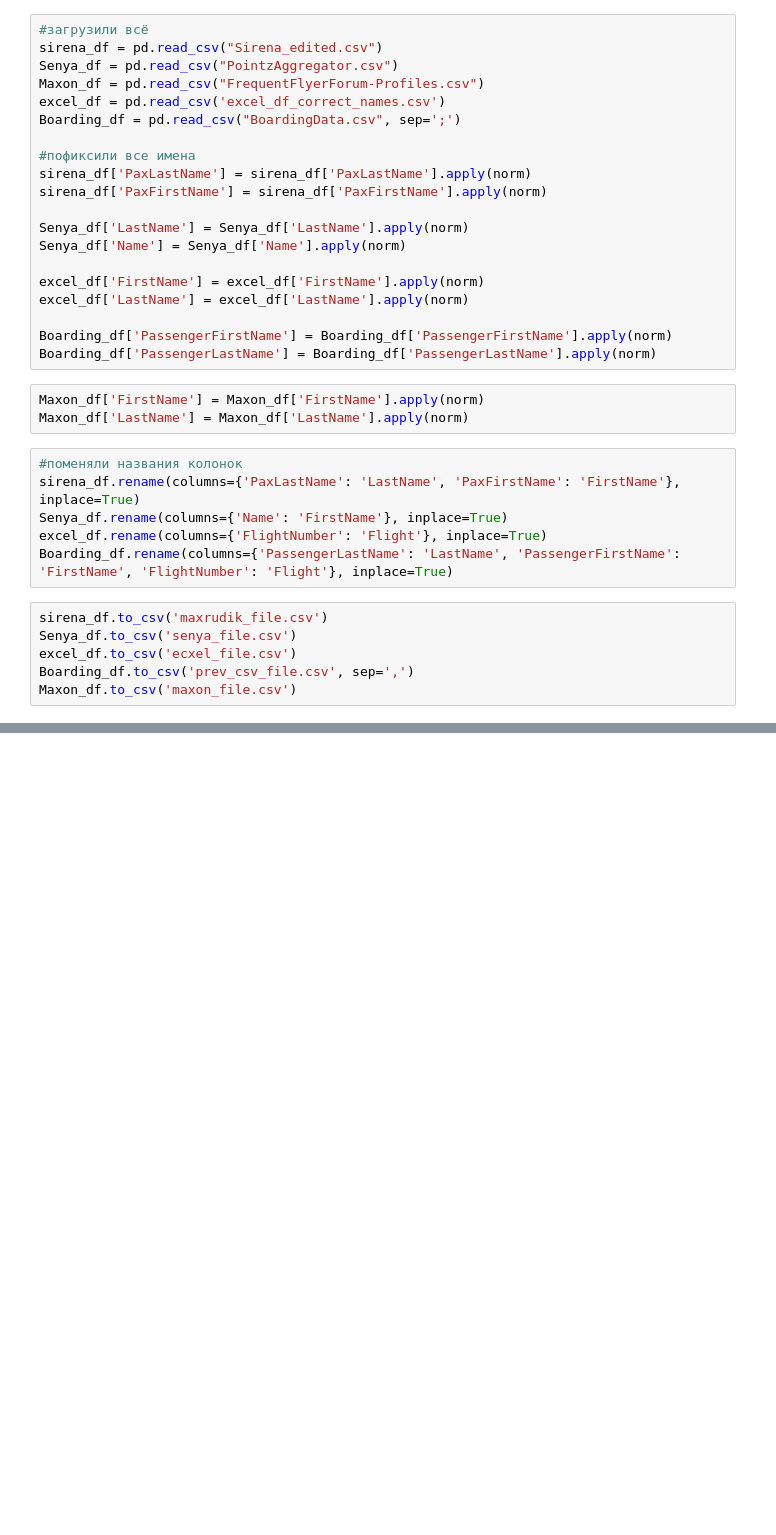
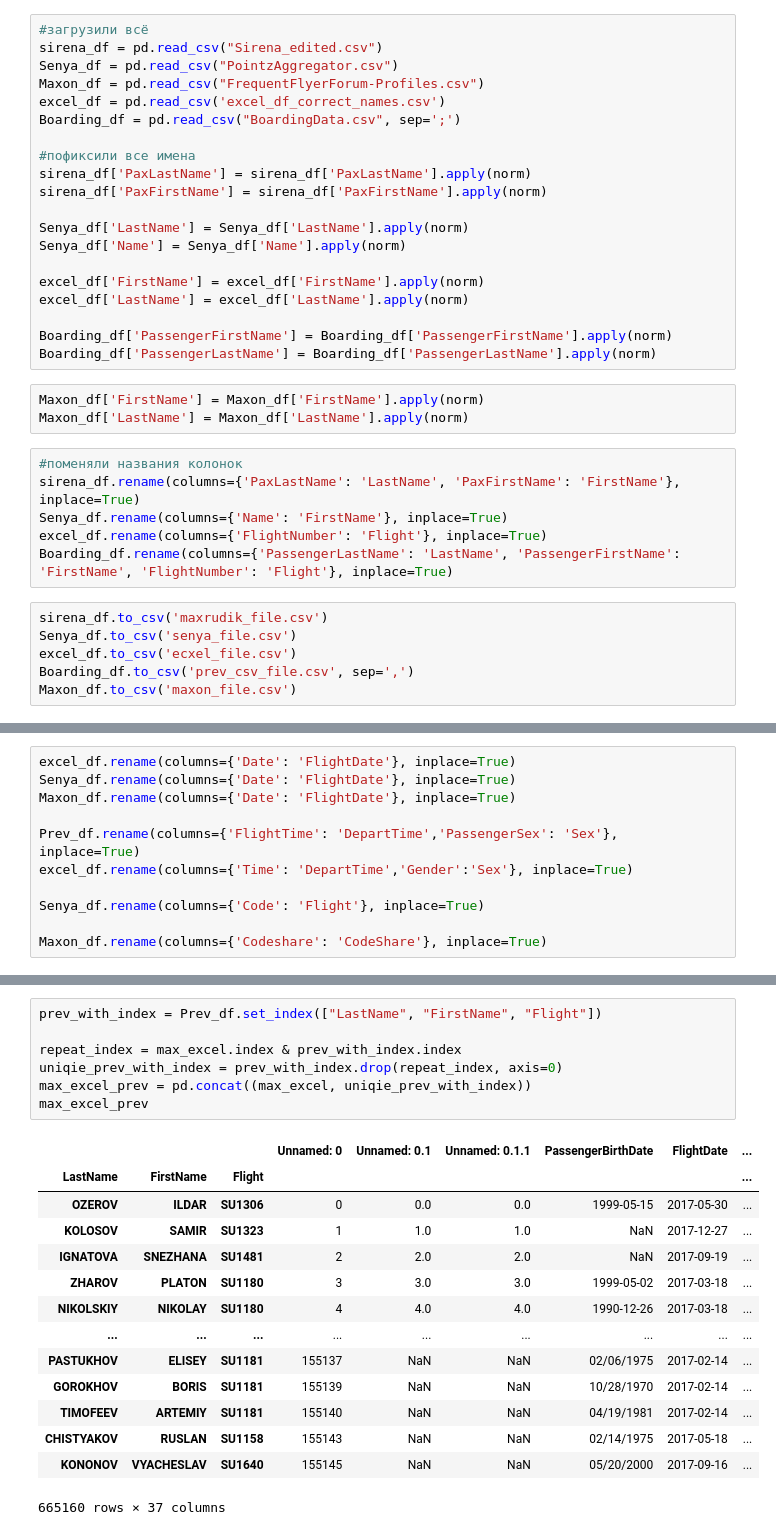
Before and after one commit to MaximAndryushin/data-science-bhw, a Jupyter notebook: main.ipynb, the cells around one changed output, grey strips where cells are left out. Cells and saved outputs as stored; diff of their text form; blank space fills up the shorter version.

```diff
--- a/main.ipynb
+++ b/main.ipynb
@@ -265,0 +200,11 @@ Boarding_df.head(20)
+# %%
+excel_df.rename(columns={'Date': 'FlightDate'}, inplace=True)
+Senya_df.rename(columns={'Date': 'FlightDate'}, inplace=True)
+Maxon_df.rename(columns={'Date': 'FlightDate'}, inplace=True)
+
+Prev_df.rename(columns={'FlightTime': 'DepartTime','PassengerSex': 'Sex'}, inplace=True)
+excel_df.rename(columns={'Time': 'DepartTime','Gender':'Sex'}, inplace=True)
+
+Senya_df.rename(columns={'Code': 'Flight'}, inplace=True)
+
+Maxon_df.rename(columns={'Codeshare': 'CodeShare'}, inplace=True)
@@ -265,0 +334,22 @@ Boarding_df.head(20)
+# %%
+prev_with_index = Prev_df.set_index(["LastName", "FirstName", "Flight"])
+
+repeat_index = max_excel.index & prev_with_index.index
+uniqie_prev_with_index = prev_with_index.drop(repeat_index, axis=0)
+max_excel_prev = pd.concat((max_excel, uniqie_prev_with_index))
+max_excel_prev
+# %% [output]
+|  |  |  | Unnamed: 0 | Unnamed: 0.1 | Unnamed: 0.1.1 | PassengerBirthDate | FlightDate | ... |
+| LastName | FirstName | Flight |  |  |  |  |  | ... |
+| OZEROV | ILDAR | SU1306 | 0 | 0.0 | 0.0 | 1999-05-15 | 2017-05-30 | ... |
+| KOLOSOV | SAMIR | SU1323 | 1 | 1.0 | 1.0 | NaN | 2017-12-27 | ... |
+| IGNATOVA | SNEZHANA | SU1481 | 2 | 2.0 | 2.0 | NaN | 2017-09-19 | ... |
+| ZHAROV | PLATON | SU1180 | 3 | 3.0 | 3.0 | 1999-05-02 | 2017-03-18 | ... |
+| NIKOLSKIY | NIKOLAY | SU1180 | 4 | 4.0 | 4.0 | 1990-12-26 | 2017-03-18 | ... |
+| ... | ... | ... | ... | ... | ... | ... | ... | ... |
+| PASTUKHOV | ELISEY | SU1181 | 155137 | NaN | NaN | 02/06/1975 | 2017-02-14 | ... |
+| GOROKHOV | BORIS | SU1181 | 155139 | NaN | NaN | 10/28/1970 | 2017-02-14 | ... |
+| TIMOFEEV | ARTEMIY | SU1181 | 155140 | NaN | NaN | 04/19/1981 | 2017-02-14 | ... |
+| CHISTYAKOV | RUSLAN | SU1158 | 155143 | NaN | NaN | 02/14/1975 | 2017-05-18 | ... |
+| KONONOV | VYACHESLAV | SU1640 | 155145 | NaN | NaN | 05/20/2000 | 2017-09-16 | ... |
+665160 rows × 37 columns
```
Also changed, not shown: parts of 33 cells of this notebook.
